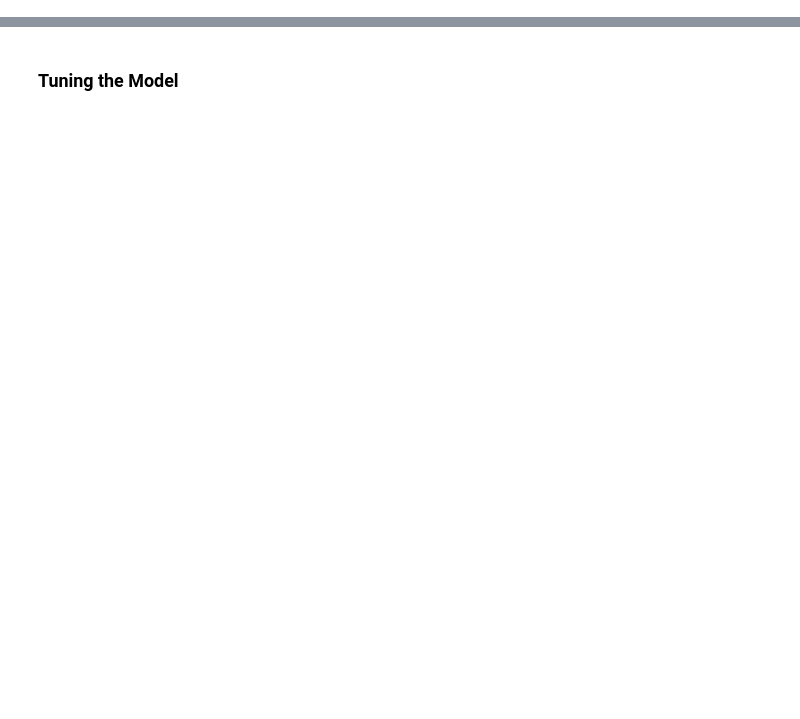
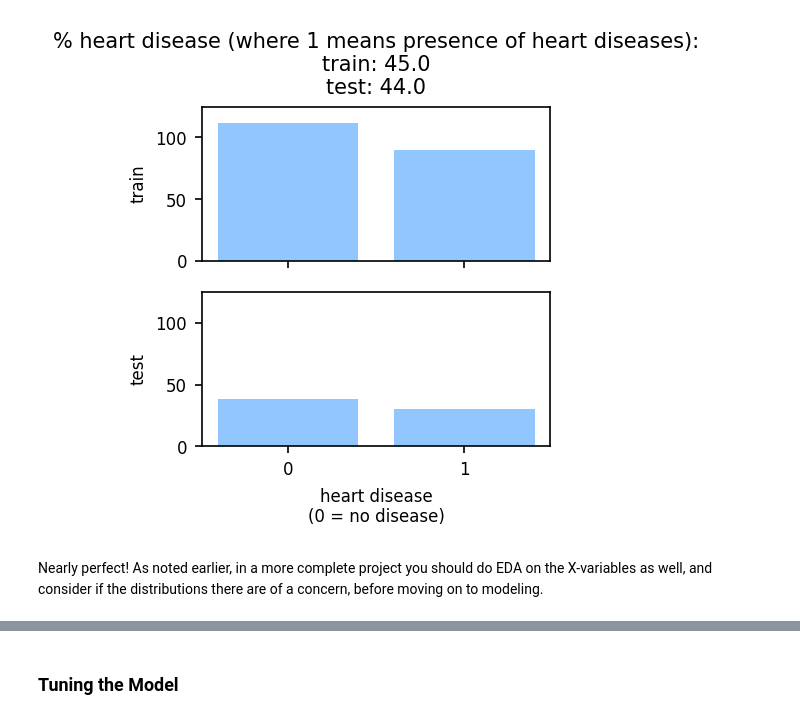
Before and after one commit to springboard-curriculum/dsc, a Jupyter notebook: Unit 14 - Supervised Learning/14.2 Logistic Regression Case Study/Logistic Regression Advanced Case Study.ipynb, the cells around one changed output, grey strips where cells are left out. Drawn from its saved outputs; the diff is of its cells as text; code cells hidden in the pictures; blank space fills up the shorter version.

```diff
--- a/Unit 14 - Supervised Learning/14.2 Logistic Regression Case Study/Logistic Regression Advanced Case Study.ipynb
+++ b/Unit 14 - Supervised Learning/14.2 Logistic Regression Case Study/Logistic Regression Advanced Case Study.ipynb
@@ -166,0 +609,11 @@ print(accuracy_score(clf.predict(Xtestlr), ytestlr))
+# %%
+plt.figure()
+ax = plt.gca()
+ax.set_ylabel('Resting blood pressure (mm Hg)')
+ax.set_xlabel('Cholesterol level (mg/dl)')
+ax.set_title('Computed Decision Boundary:\n ' +
+             'Cholesterol Level (mg/dl) VS Resting Blood Pressure (mm Hg)' +
+             '\n Red: Heart Disease | Blue: No Heart Disease' +
+             '\n Circles: Training Set | Squares: Testing Set\n',
+            fontsize = 10)
+_ = points_plot(ax, Xtrain, Xtest, ytrain, ytest, classifier, alpha = 0.2)
@@ -166,0 +821,9 @@ print(accuracy_score(clf.predict(Xtestlr), ytestlr))
+# %%
+Xlrstrat, Xtestlrstrat, ylrstrat, ytestlrstrat = train_test_split(X, y,
+                                                                  random_state = 2,
+                                                                  stratify = y)
+plot_y_ratios(ylrstrat, ytestlrstrat)
+# %% [output]
+[figure, added]
+# %% [markdown]
+Nearly perfect!  As noted earlier, in a more complete project you should do EDA on the X-variables as well, and consider if the distributions there are of a concern, before moving on to modeling.
```
Also changed, not shown: parts of 182 cells of this notebook, 4 other files.
